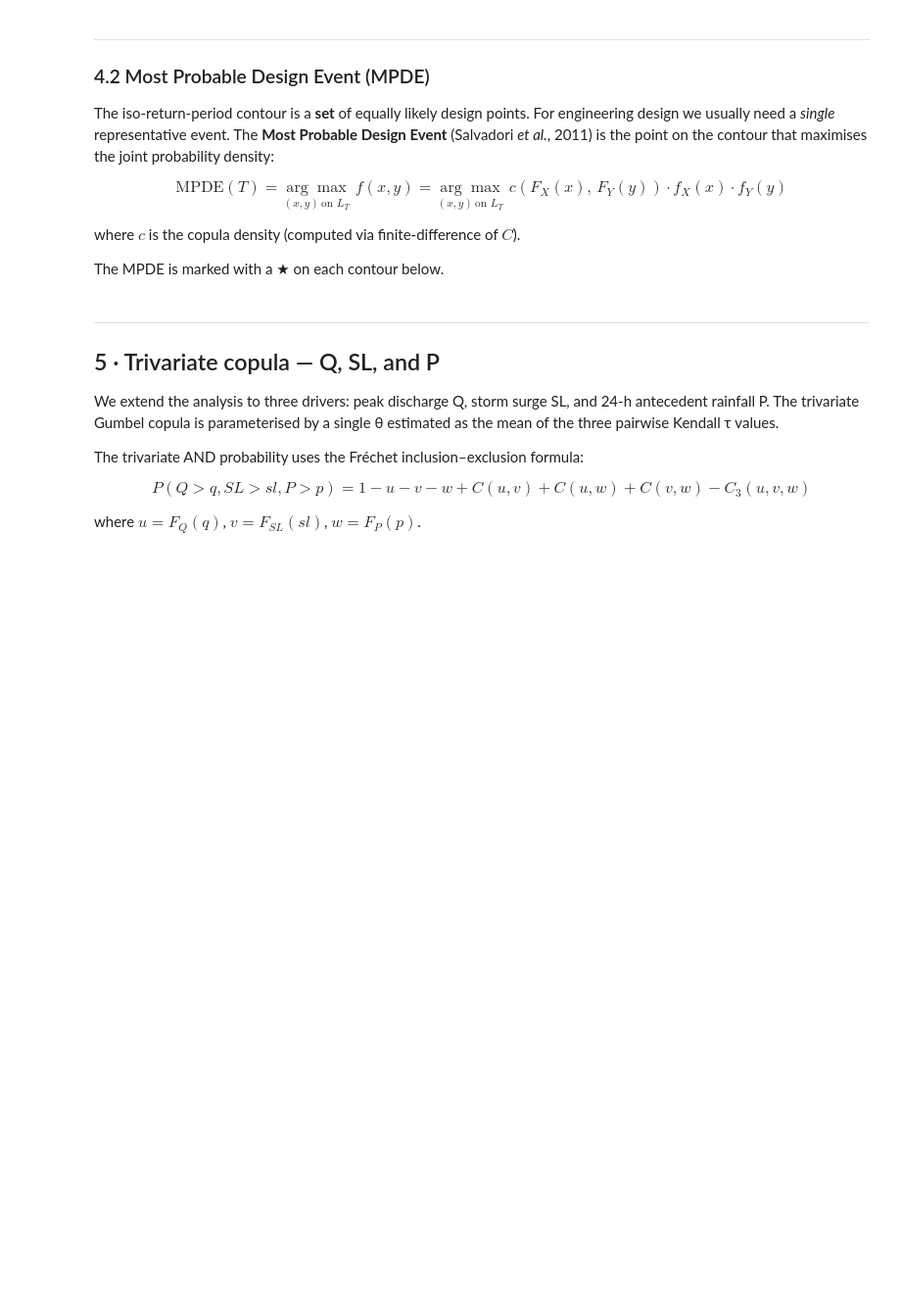
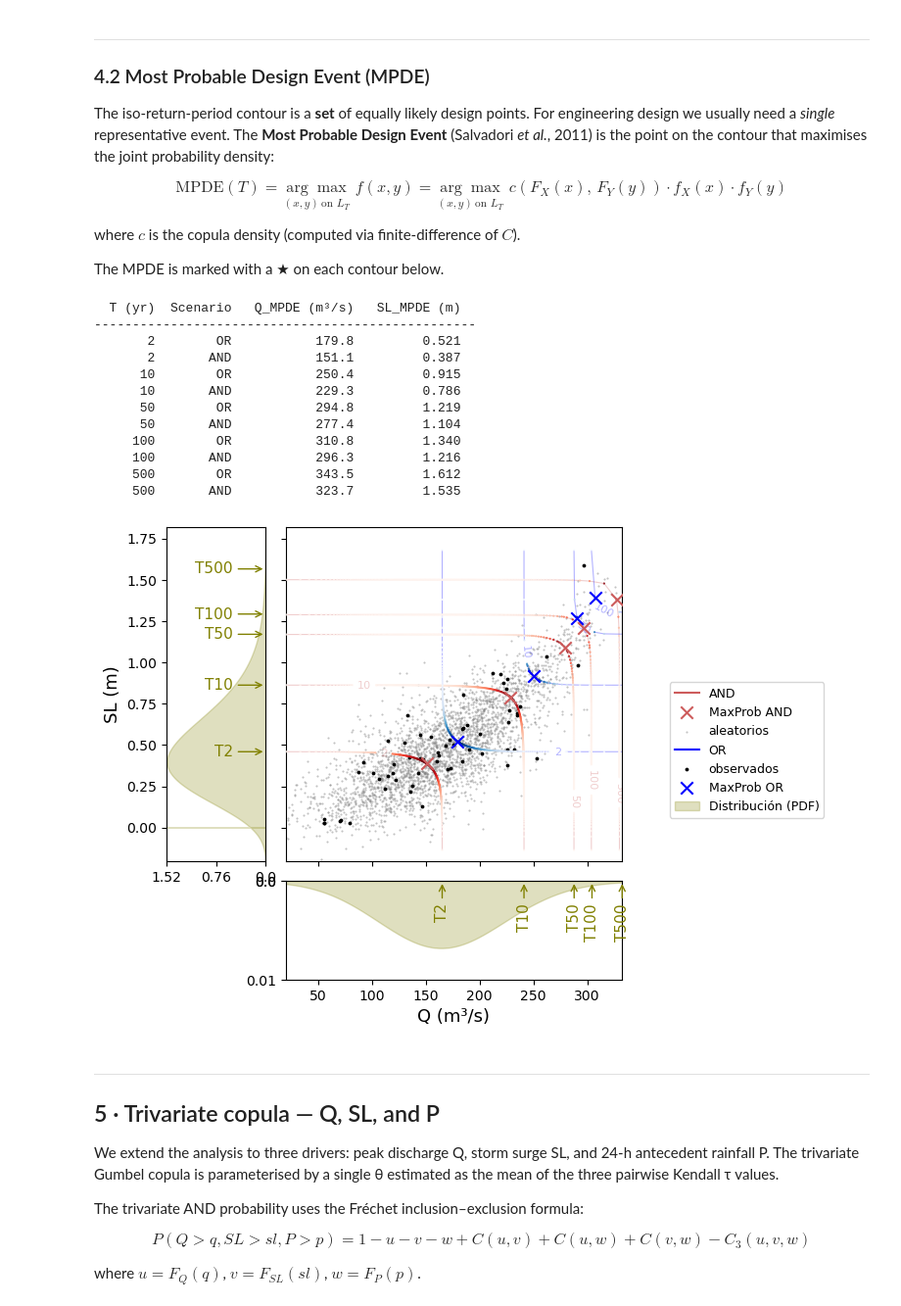
Before and after one commit to navass11/HYDRA, a Jupyter notebook: notebooks/climate/spatial_analysis/compound_flooding.ipynb, the cells around one changed output. Shown at 98% size. Drawn from its saved outputs; the diff is of its cells as text; code cells hidden in the pictures; blank space fills up the shorter version.

```diff
--- a/notebooks/climate/spatial_analysis/compound_flooding.ipynb
+++ b/notebooks/climate/spatial_analysis/compound_flooding.ipynb
@@ -271,23 +291,37 @@ where $c$ is the copula density (computed via finite-difference of $C$).
 
 The MPDE is marked with a ★ on each contour below.
 # %%
-import matplotlib.pyplot as plt
-import matplotlib.cm as cm
+from IPython.display import display
 
 # ── MPDE table ─────────────────────────────────────────────────────────
 print(f"{'T (yr)':>8}  {'Scenario':>8}  {'Q_MPDE (m³/s)':>14}  {'SL_MPDE (m)':>12}")
 print('-' * 50)
 for T in T_LIST:
     for scen in ['OR', 'AND']:
         xm, ym = bvcp.most_probable_event(T, scenario=scen)
         if xm is not None:
             print(f'{T:>8}  {scen:>8}  {xm:>14.1f}  {ym:>12.3f}')
 
-# ── Joint plot (MPDE x-markers are drawn automatically inside plot_joint) ──
+# ── Joint plot + MPDE (markers built into plot_joint) ──────────────────
 fig, (main, xMarg, yMarg) = bvcp.plot_joint(
     T_list=T_LIST, n_synthetic=3000, figsize=(6, 6)
 )
-plt.show()
+display(fig)
+plt.close(fig)
+# %% [output]
+  T (yr)  Scenario   Q_MPDE (m³/s)   SL_MPDE (m)
+--------------------------------------------------
+       2        OR           179.8         0.521
+       2       AND           151.1         0.387
+      10        OR           250.4         0.915
+      10       AND           229.3         0.786
+      50        OR           294.8         1.219
+      50       AND           277.4         1.104
+     100        OR           310.8         1.340
+     100       AND           296.3         1.216
+     500        OR           343.5         1.612
+     500       AND           323.7         1.535
+[figure, added]
 # %% [markdown]
 ---
 ## 5 · Trivariate copula — Q, SL, and P
```
Also changed, not shown: parts of 10 cells of this notebook, 1 other file.
